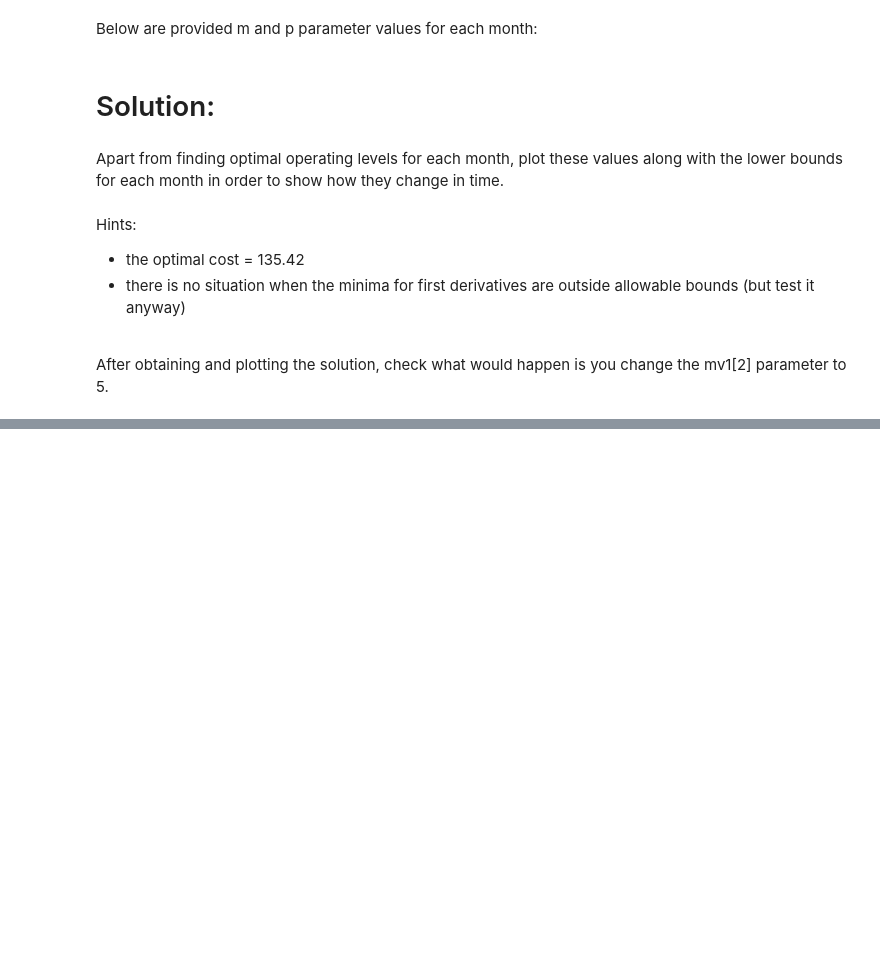
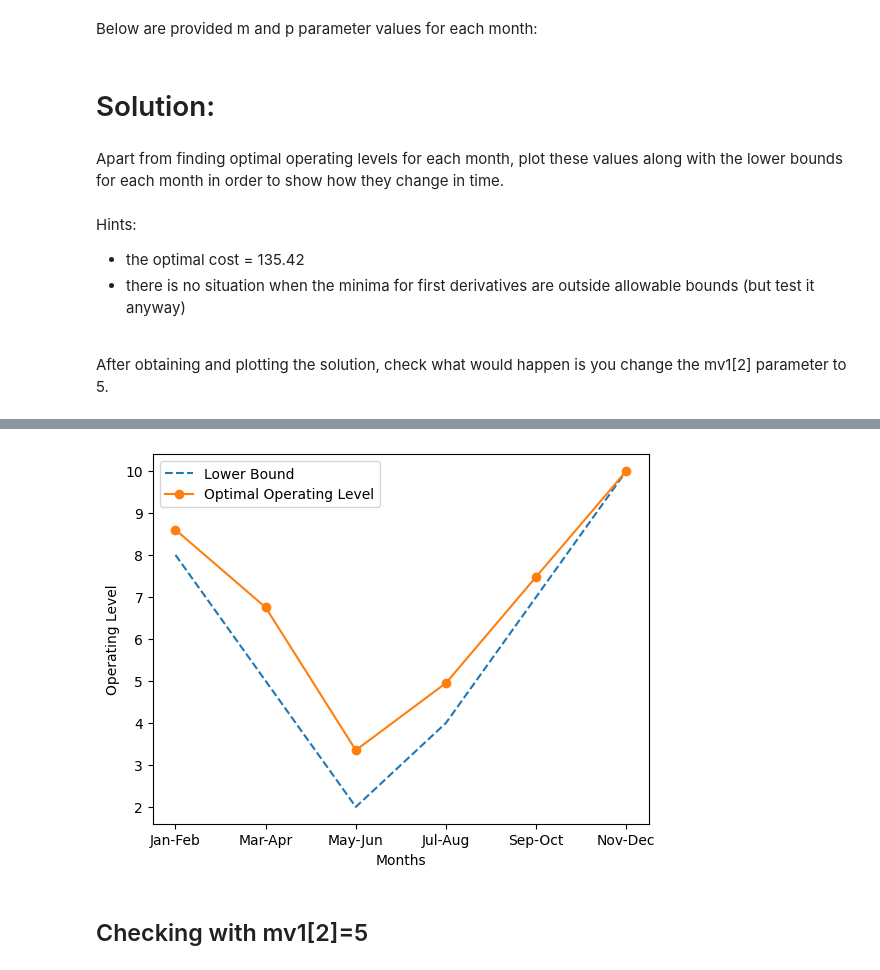
Before and after one commit to mmartyna123/OperationalReaserch, a Jupyter notebook: #7/PowerPlant.ipynb, the cells around one changed output, grey strips where cells are left out. Cells and saved outputs as stored; diff of their text form; code cells hidden in the pictures; blank space fills up the shorter version.

Commit message:
Good values, good levels, plot

```diff
--- a/#7/PowerPlant.ipynb
+++ b/#7/PowerPlant.ipynb
@@ -157,7 +157,7 @@ def PowerPlant(bounds, cost_above, mv1, cost_change, mv2, pv):
     print("Initial symbolic states for stages:", x_for_stages)
 
     optimal_x = []  # To store optimal values for each stage
-    f_star = [0] * (len(bounds) + 2)  # Initialize as a symbolic zero
+    f_star = [0] * (len(bounds) + 1)  # Initialize as a symbolic zero
     f_star[-1] = Integer(0)
 
     for stage in range(len(bounds), 0, -1):  # Approach starting with the last stage
@@ -181,51 +181,74 @@ def PowerPlant(bounds, cost_above, mv1, cost_change, mv2, pv):
         c_change = c_change.subs(pi, pv[stage-1])
         all_c_change.append(c_change)
 
-        if f_star[stage] == 0:
+        if f_star[stage] == 0:  #if last level
             f = 0
-        else:
+        else:       #else change s_i=x_i-1
             f = f_star[stage].subs(symbols(f"s{stage+1}"), x)
+            # f = f_star[stage].subs(symbols(f"s{stage+1}"), s)
 
-        total_cost = c_above + c_change + f
+        total_cost = c_above + c_change + f   #changing + working + before cost
 
-        cost_der = diff(total_cost, x)
-        optimal_x_value = solve(cost_der, x)
+        cost_der = diff(total_cost, x)   #get derivative
+        optimal_x_value = (solve(cost_der, x)[0].evalf(), 10)[stage == len(bounds)]  #derivative = 0, gives x as parametric value
 
-        if not optimal_x_value or optimal_x_value[0].has(nan):
-            optimal_x_value = bounds[stage-1][0]
-        else:
-            optimal_x_value = optimal_x_value[0]
 
-        # Ensure the optimal value is within bounds
-        optimal_x_value = Piecewise(
-            (bounds[stage-1][1], optimal_x_value > bounds[stage-1][1]),
-            (bounds[stage-1][0], optimal_x_value < bounds[stage-1][0]),
-            (optimal_x_value, True)
-        )
+        low = bounds[stage-1][0]
+        up = bounds[stage-1][1]
+        interval = Interval(low, up)
+        out = 0
+        # optimal_x_value_check = Piecewise(
+        #     (bounds[stage-1][1], optimal_x_value > bounds[stage-1][1]),
+        #     (bounds[stage-1][0], optimal_x_value < bounds[stage-1][0]),
+        #     (optimal_x_value, True)
+        # )
+        # print(optimal_x_value_check)
+
+
+
+        # if optimal_x_value != up:
+        #     if up < optimal_x_value.subs(s, up):
+        #         out = 1
+        #         optimal_x_value.subs(s, solve(simplify(expand(Eq(optimal_x_value, up))), s))
+        #     if low > optimal_x_value.subs(s, low):
+        #         out = 1
+        #         optimal_x_value.subs(s, solve(simplify(expand(Eq(optimal_x_value, low))), s))
+
+
 
         f_star[stage-1] = total_cost.subs(x, optimal_x_value)
         optimal_x.append(optimal_x_value)
-
         print(f"Stage {stage}:")
         print(f"  Cost Above: {c_above}")
         print(f"  Cost Change: {c_change}")
         print(f"  Total cost: {total_cost}")
+        print(f"  Derivative: {cost_der}")
         print(f"  Optimal x: {optimal_x_value}")
+        print(f"  Fstar: {f_star[stage-1]}")
+        if out ==1:
+            print(f"  Minima for the first derivative is outside of bounds!")
         print('\n')
-    optimal_x = [optimal_x_value.evalf() for optimal_x_value in optimal_x]
-    print(f"  Optimal x: {optimal_x}")
+
+
+    # optimal_x = [optimal_x_value.evalf() for optimal_x_value in optimal_x]
+    # print(f"  Optimal x: {optimal_x}")
     optimal_x.reverse()
-    return optimal_x
+    optimal_final = optimal_x.copy()
+    for i in range(1, len(optimal_x) - 1):
+        optimal_final[i] = round(optimal_final[i].subs(symbols(f"s{i+1}"), optimal_final[i-1]),2)
+    optimal_final[0] = round(optimal_final[0],2)
+    return round(f_star[0],2), optimal_final
 
 # Calculate the optimal operating levels
-optimal_levels = PowerPlant(bounds, cost_above, mv1, cost_change, mv2, pv)
+cost, levels = PowerPlant(bounds, cost_above, mv1, cost_change, mv2, pv)
+print(f"Cost: {cost}\nLevels: {levels}")
 
 # Plot the results
-# plt.plot(months, [bound[0] for bound in bounds], label='Lower Bound', linestyle='--')
-# plt.plot(months, optimal_levels, label='Optimal Operating Level', marker='o')
-# plt.xlabel('Months')
-# plt.ylabel('Operating Level')
-# plt.legend()
-# plt.show()
+plt.plot(months, [bound[0] for bound in bounds], label='Lower Bound', linestyle='--')
+plt.plot(months, levels, label='Optimal Operating Level', marker='o')
+plt.xlabel('Months')
+plt.ylabel('Operating Level')
+plt.legend()
+plt.show()
 # %% [output]
 Initial symbolic states for stages: [10, s2, s3, s4, s5, s6, s7]
@@ -247,0 +271 @@ Stage 5:
+[figure, added]
@@ -309 +272,3 @@ def PowerPlant(bounds, cost_above, mv1, cost_change, mv2, pv):
+# %% [markdown]
+## Checking with mv1[2]=5
 # %%
```
Also changed, not shown: parts of 11 cells of this notebook.
